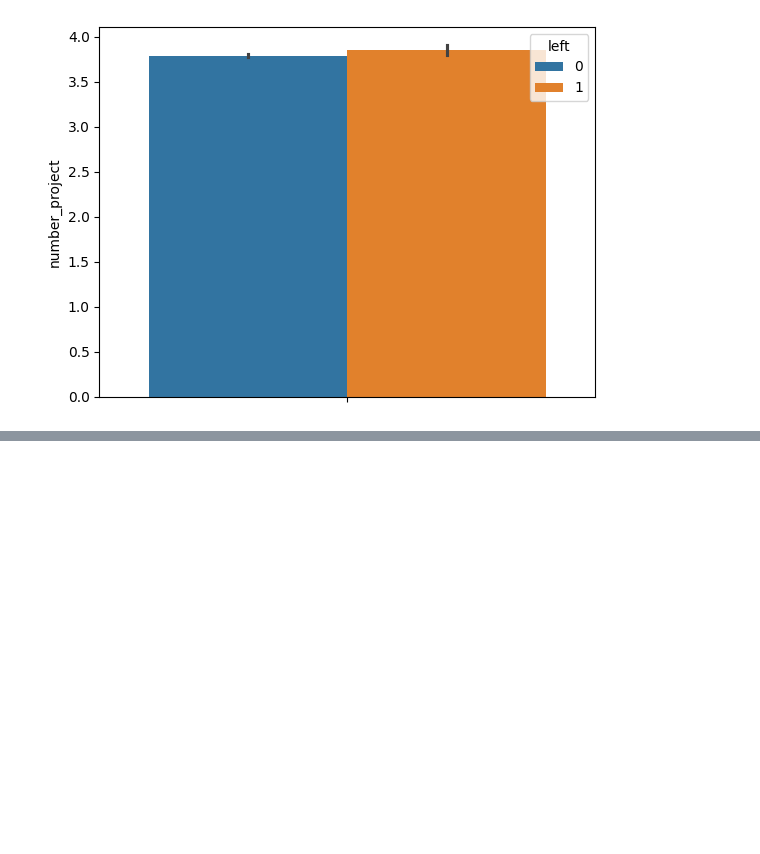
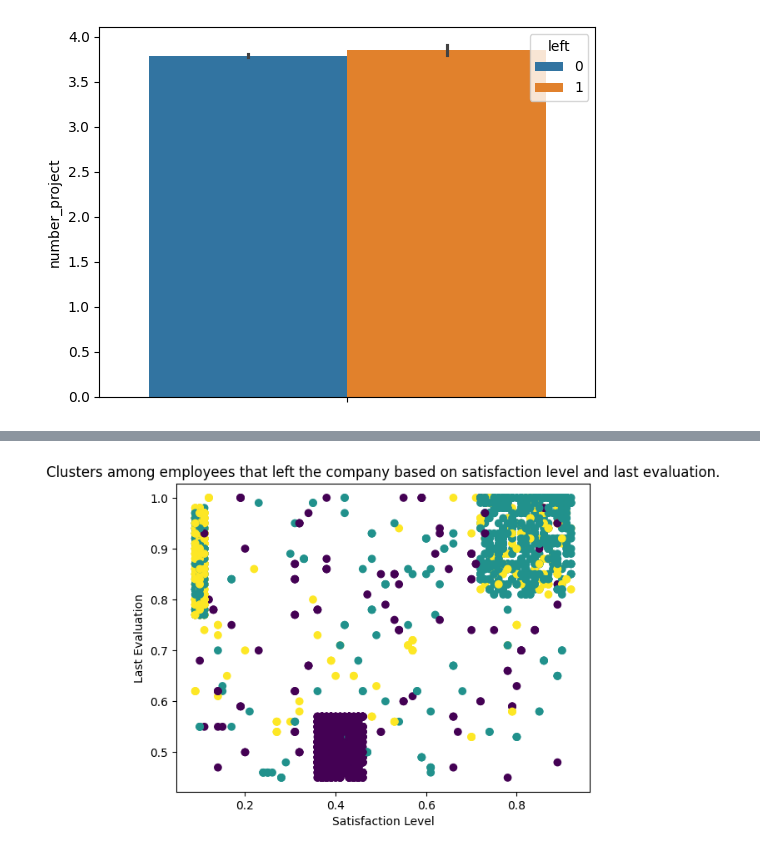
Before and after one commit to chai923/AIML, a Jupyter notebook: AIML_EmployeeTurnoverAnalysis_Project_CKazi.ipynb, the cells around one changed output, grey strips where cells are left out. Cells and saved outputs as stored; diff of their text form; code cells hidden in the pictures; blank space fills up the shorter version.

```diff
--- a/AIML_EmployeeTurnoverAnalysis_Project_CKazi.ipynb
+++ b/AIML_EmployeeTurnoverAnalysis_Project_CKazi.ipynb
@@ -194,0 +216,10 @@ ValueError: could not convert string to float: 'sales'
+# %%
+kmeans = KMeans(n_clusters=3)
+kmeans.fit(df_left)
+plt.scatter(df_left['satisfaction_level'],df_left['last_evaluation'],c=kmeans.labels_)
+plt.title("Clusters among employees that left the company based on satisfaction level and last evaluation.")
+plt.xlabel("Satisfaction Level")
+plt.ylabel("Last Evaluation")
+plt.show()
+# %% [output]
+[figure, added]
```
Also changed, not shown: parts of 16 cells of this notebook, 2 other files.
